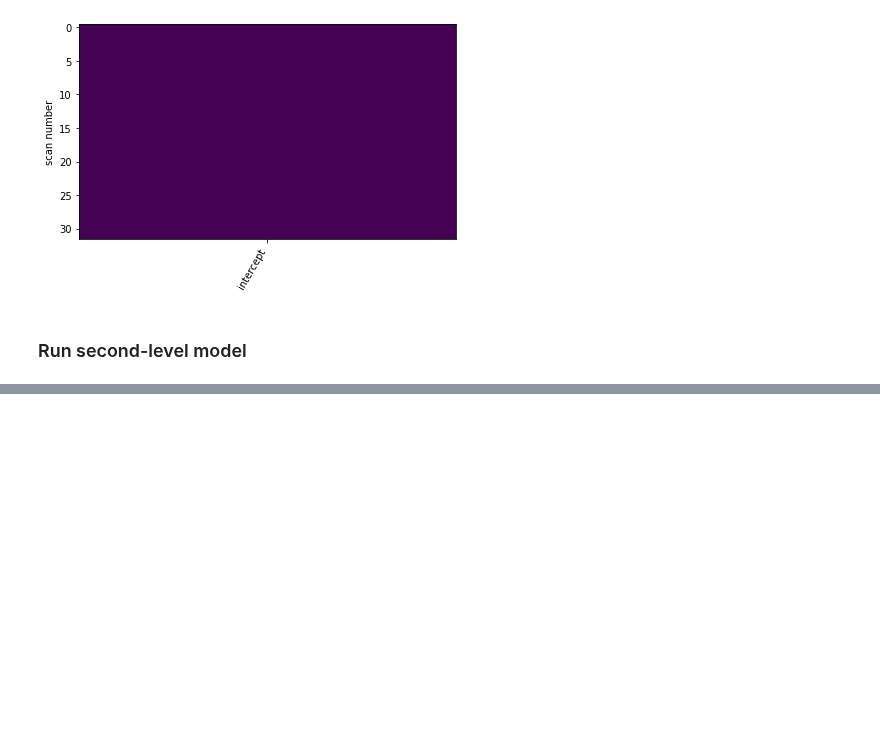
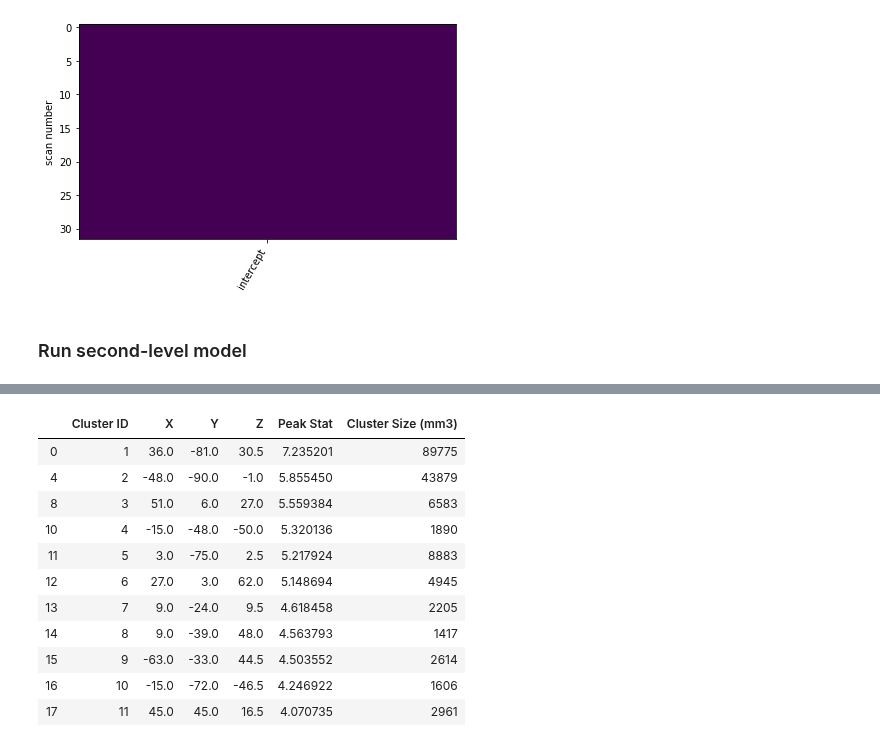
Before and after one commit to kbonna/decidenet, a Jupyter notebook: activation_analysis/dn_aa_02_pe_sign_activations_second.ipynb, the cells around one changed output, grey strips where cells are left out. Saved outputs shown, nothing was run; the diff lists cells and outputs as text; code cells hidden in the pictures; blank space fills up the shorter version.

```diff
--- a/activation_analysis/dn_aa_02_pe_sign_activations_second.ipynb
+++ b/activation_analysis/dn_aa_02_pe_sign_activations_second.ipynb
@@ -139,0 +142,17 @@ Use os.path.join(memory.location, 'joblib') attribute instead.
+# %%
+tb = get_clusters_table(z_map_thresholded, threshold, cluster_threshold=15, min_distance=8.0)
+tb = tb.loc[tb['Cluster Size (mm3)'] != '']
+tb
+# %% [output]
+|  | Cluster ID | X | Y | Z | Peak Stat | Cluster Size (mm3) |
+| 0 | 1 | 36.0 | -81.0 | 30.5 | 7.235201 | 89775 |
+| 4 | 2 | -48.0 | -90.0 | -1.0 | 5.855450 | 43879 |
+| 8 | 3 | 51.0 | 6.0 | 27.0 | 5.559384 | 6583 |
+| 10 | 4 | -15.0 | -48.0 | -50.0 | 5.320136 | 1890 |
+| 11 | 5 | 3.0 | -75.0 | 2.5 | 5.217924 | 8883 |
+| 12 | 6 | 27.0 | 3.0 | 62.0 | 5.148694 | 4945 |
+| 13 | 7 | 9.0 | -24.0 | 9.5 | 4.618458 | 2205 |
+| 14 | 8 | 9.0 | -39.0 | 48.0 | 4.563793 | 1417 |
+| 15 | 9 | -63.0 | -33.0 | 44.5 | 4.503552 | 2614 |
+| 16 | 10 | -15.0 | -72.0 | -46.5 | 4.246922 | 1606 |
+| 17 | 11 | 45.0 | 45.0 | 16.5 | 4.070735 | 2961 |
```
Also changed, not shown: parts of 4 cells of this notebook, 3 other files.
